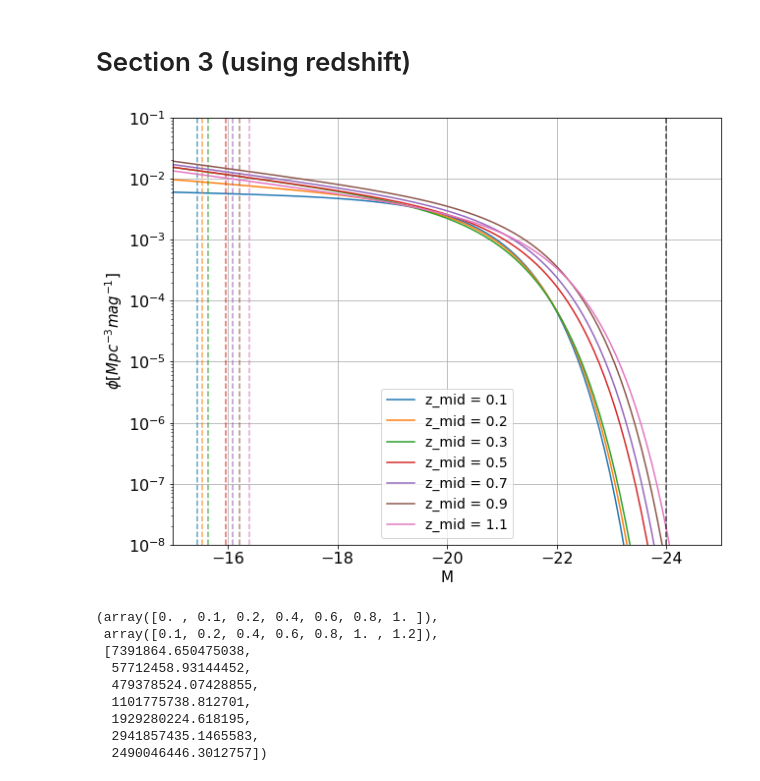
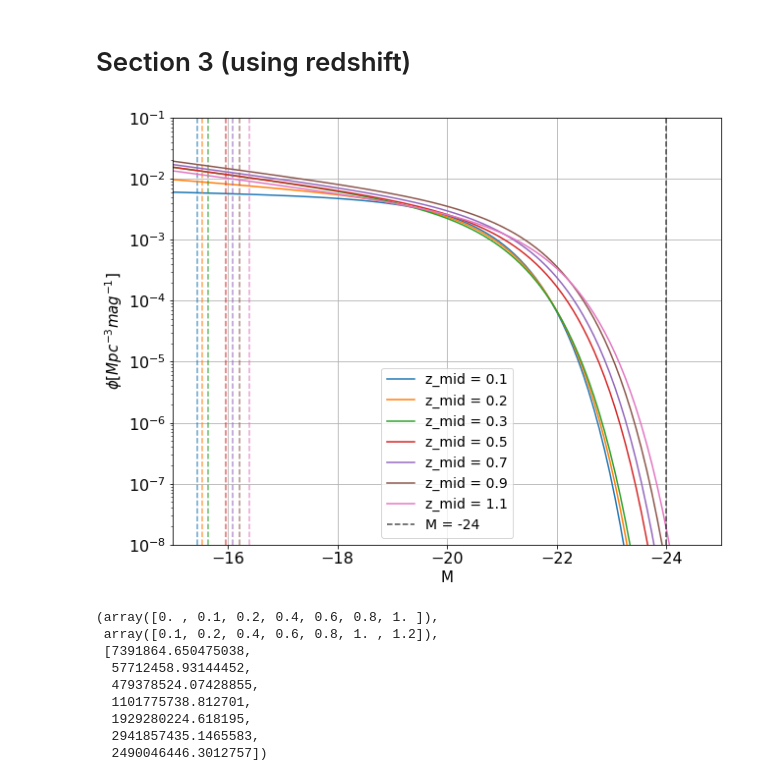
Before and after one commit to KshitijAggarwal/casp, a Jupyter notebook: examples/eb17_plots.ipynb, the cells around one changed output. Drawn from its saved outputs; the diff is of its cells as text; code cells hidden in the pictures.

```diff
--- a/examples/eb17_plots.ipynb
+++ b/examples/eb17_plots.ipynb
@@ -57,8 +57,9 @@ for m in ms:
         ns.append(n)
     p = np.array(p)
     ns = np.array(ns)
-    plt.plot(np.log10(rs), np.log10(ns), label=f'm_r = {m}')
+    plt.plot(rs, np.log10(ns), label=f'm_r = {m}')
 plt.legend()
+plt.xscale('log')
 plt.grid()
 plt.ylabel(r'$\sigma(\leq m)\cdot \pi R^2_{FRB}$')
 plt.xlabel(r'$R_{FRB}$ (arcsec)')
@@ -81,19 +82,19 @@ for i, z in enumerate(zs):
 # %%
 # Figure 2, top left
 plt.figure()
 for i in range(len(zs)):
     l = plt.plot(M, phis[i]*10**(-3), label=f'z_mid = {zs[i]}')
     plt.axvline(x=Mb_stars[i] + 5, color = l[0].get_c(), alpha = 0.7, linestyle = '--')
-plt.axvline(x=-24, color = 'k', alpha = 0.7, linestyle = '--')
+plt.axvline(x=-24, color = 'k', alpha = 0.7, linestyle = '--', label='M = -24')
 plt.yscale('log')
 plt.xlabel('M', fontsize=15)
 plt.ylabel(r'$\phi [Mpc^{-3} mag^{-1}]$', fontsize=15)
 plt.legend()
 plt.xlim([-15, -25])
 plt.ylim([10**(-8), 10**(-1)])
 plt.grid()
 # %% [output]
-[figure, old version]
+[figure, new version]
 # %%
 # with open('../data/num_galaxies.txt', newline='') as file:
 #     reader = csv.reader(file, quoting=csv.QUOTE_NONNUMERIC)
```
Also changed, not shown: parts of 3 cells of this notebook.
